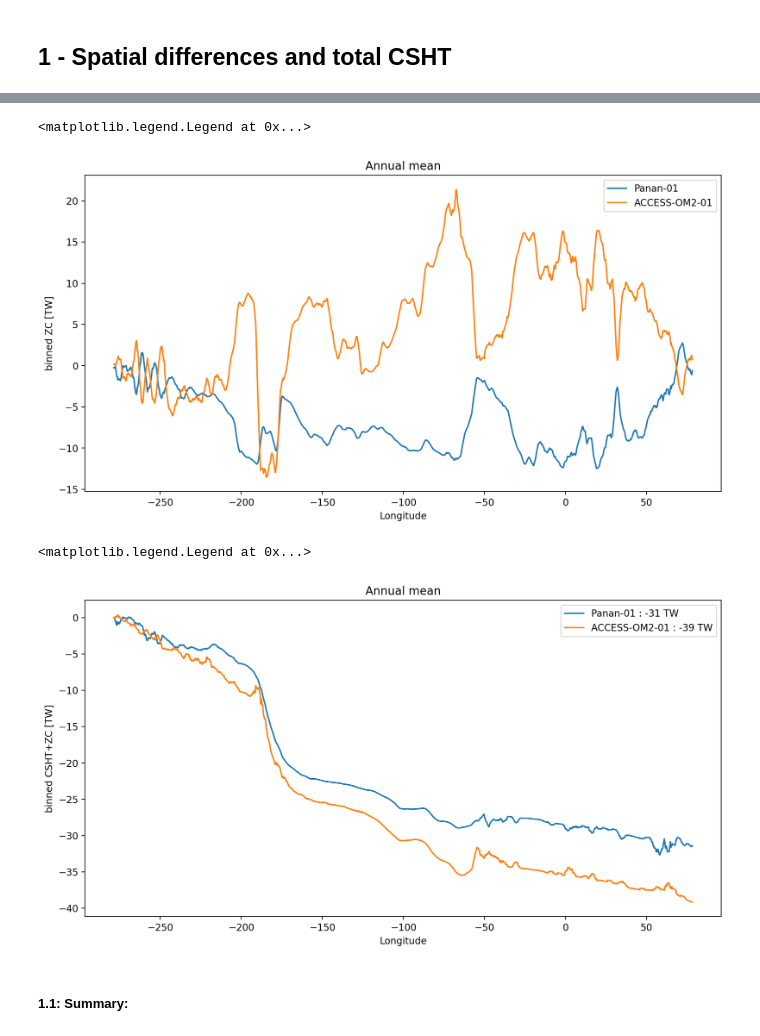
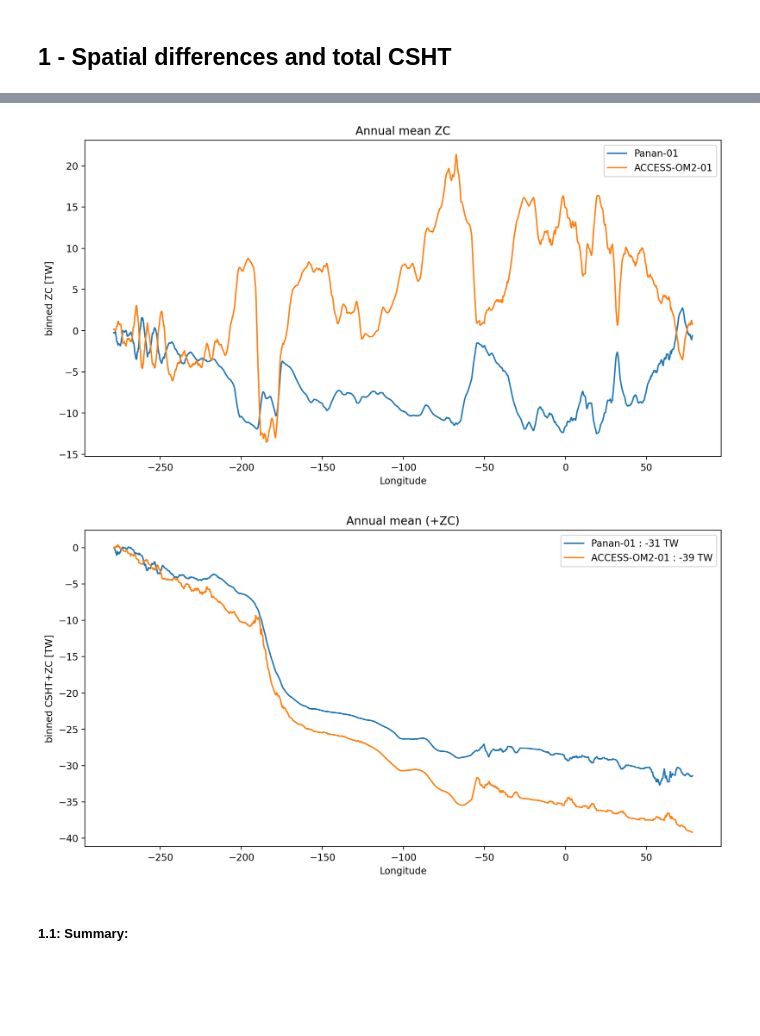
Before and after one commit to willaguiar/Panan_HT_ASC, a Jupyter notebook: Jupyter/Mean_CSHT_pananVSom2.ipynb, the cells around one changed output, grey strips where cells are left out. Cells and saved outputs as stored; diff of their text form; code cells hidden in the pictures; blank space fills up the shorter version.

```diff
--- a/Jupyter/Mean_CSHT_pananVSom2.ipynb
+++ b/Jupyter/Mean_CSHT_pananVSom2.ipynb
@@ -111,13 +112,13 @@ plt.legend()
 # %%
 fig = plt.figure(figsize=(12,6))
 
 plt.plot(P01_binned_lon,P01_binned_ZC_mean.cumsum()*panan_factor/1e12,label='Panan-01')
 plt.plot(OM2_binned_lon,OM2_binned_ZC_mean.cumsum()*OM2_factor/1e12,label='ACCESS-OM2-01')
-plt.xlabel('Longitude'); plt.ylabel('binned ZC [TW]'); plt.title('Annual mean')
+plt.xlabel('Longitude'); plt.ylabel('binned ZC [TW]'); plt.title('Annual mean ZC')
 plt.legend()
+plt.savefig(figdir+'binned_ZC_cumsum_Annual_mean.png',dpi=300)
 # %% [output]
-<matplotlib.legend.Legend at 0x...>
-[figure, old version]
+[figure, new version]
 # %%
 Ptotal=str(int((P01_binned_CSHT_mean+P01_binned_ZC_mean).sum()*panan_factor/1e12))
 OM2total = str(int((OM2_binned_CSHT_mean+OM2_binned_ZC_mean).sum()*OM2_factor/1e12))
@@ -126,11 +127,11 @@ fig = plt.figure(figsize=(12,6))
 
 plt.plot(P01_binned_lon,(P01_binned_CSHT_mean+P01_binned_ZC_mean).cumsum()*panan_factor/1e12,label='Panan-01 : '+Ptotal + ' TW')
 plt.plot(OM2_binned_lon,(OM2_binned_CSHT_mean+OM2_binned_ZC_mean).cumsum()*OM2_factor/1e12,label='ACCESS-OM2-01 : ' +OM2total + ' TW')
-plt.xlabel('Longitude'); plt.ylabel('binned CSHT+ZC [TW]'); plt.title('Annual mean')
+plt.xlabel('Longitude'); plt.ylabel('binned CSHT+ZC [TW]'); plt.title('Annual mean (+ZC)')
 plt.legend()
+plt.savefig(figdir+'binned_HTplusZC_cumsum_Annual_mean.png',dpi=300)
 # %% [output]
-<matplotlib.legend.Legend at 0x...>
-[figure, old version]
+[figure, new version]
 # %% [markdown]
 ##### 1.1: Summary:
 # %% [markdown]
```
Also changed, not shown: parts of 14 cells of this notebook.
